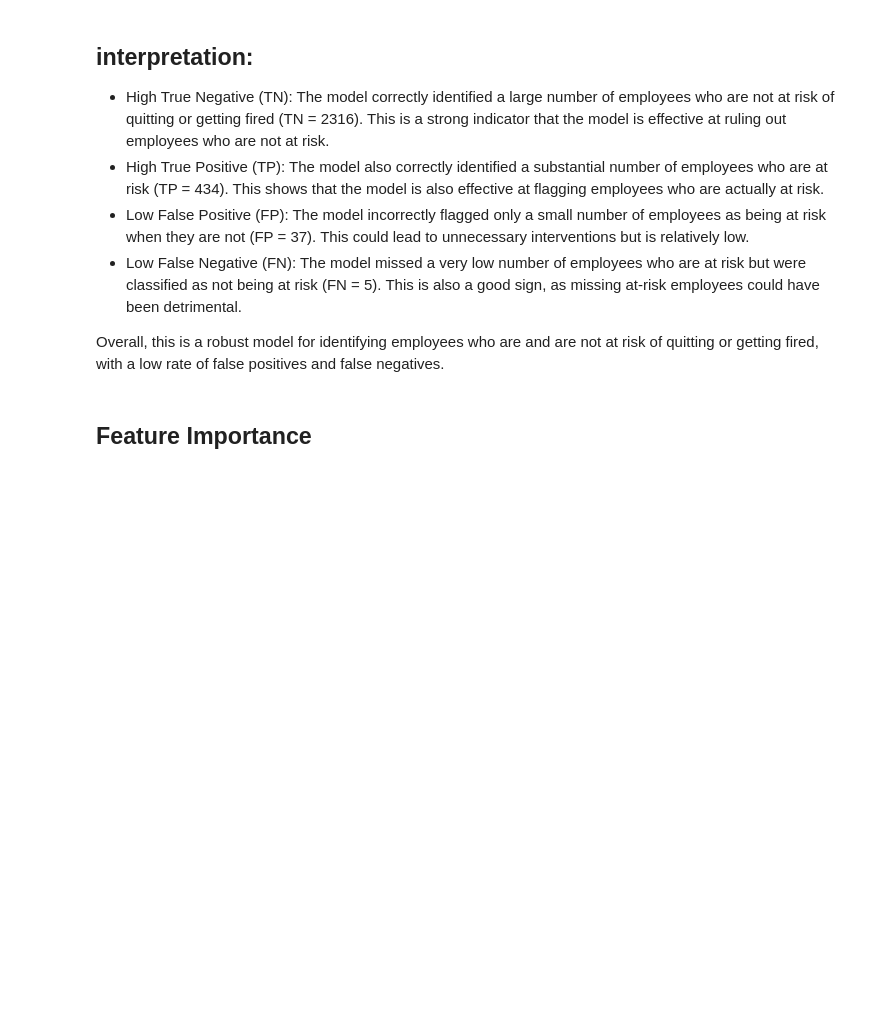
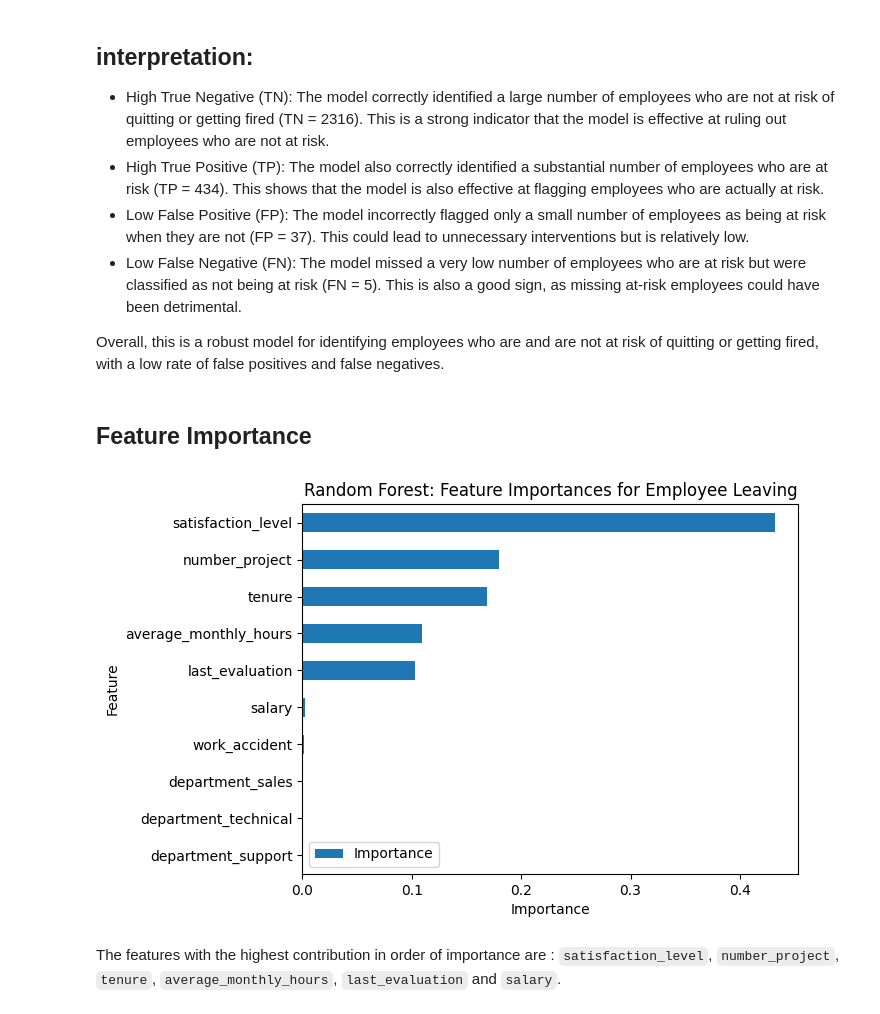
Before and after one commit to Mas73rs/SalifortMotors_EmployeeRetention_Prediction, a Jupyter notebook: notebooks/04_Random_Forest_Model.ipynb, the cells around one changed output. Saved outputs shown, nothing was run; the diff lists cells and outputs as text; code cells hidden in the pictures; blank space fills up the shorter version.

```diff
--- a/notebooks/04_Random_Forest_Model.ipynb
+++ b/notebooks/04_Random_Forest_Model.ipynb
@@ -54,7 +54,7 @@ rf_cv1 = GridSearchCV(rf, cv_params, scoring=scoring, cv=5, refit='roc_auc', n_j
 # rf_cv1.fit(X_train, y_train)
 # %%
 # Path to the model
-path = random_forest1_path
+path = '../model/'
 
 # Read pickle
 rf1 = read_pickle(path, 'hr_rf1')
@@ -171,27 +218,35 @@ Overall, this is a robust model for identifying employees who are and are not at
 # %% [markdown]
 ## Feature Importance
 # %%
+# Load X and y
+X = pd.read_csv(X_path)
+y = pd.read_csv(y_path)
+
 # Get feature importances
 feat_impt = rf1.best_estimator_.feature_importances_
 
 # Get indices of top 10 features
 ind = np.argpartition(rf1.best_estimator_.feature_importances_, -10)[-10:]
 
 # Get column labels of top 10 features
 feat = X.columns[ind]
 
 # Filter `feat_impt` to consist of top 10 feature importances
 feat_impt = feat_impt[ind]
 
 y_df = pd.DataFrame({"Feature":feat,"Importance":feat_impt})
 y_sort_df = y_df.sort_values("Importance")
 fig = plt.figure()
 ax1 = fig.add_subplot(111)
 
 y_sort_df.plot(kind='barh',ax=ax1,x="Feature",y="Importance")
 
 ax1.set_title("Random Forest: Feature Importances for Employee Leaving", fontsize=12)
 ax1.set_ylabel("Feature")
 ax1.set_xlabel("Importance")
 
 plt.show()
+# %% [output]
+[figure, added]
+# %% [markdown]
+The features with the highest contribution in order of importance are : `satisfaction_level`, `number_project`, `tenure`, `average_monthly_hours`, `last_evaluation` and `salary`.
```
Also changed, not shown: parts of 7 cells of this notebook, 1 other file.
